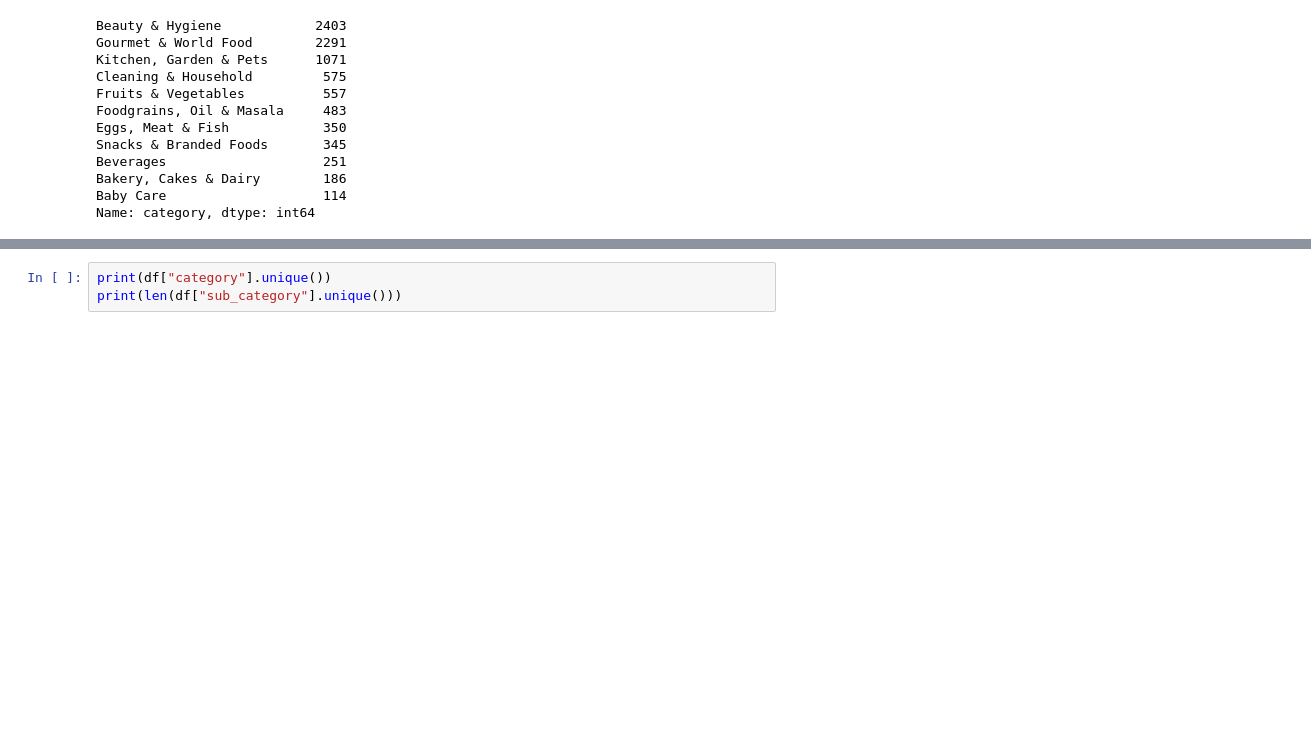
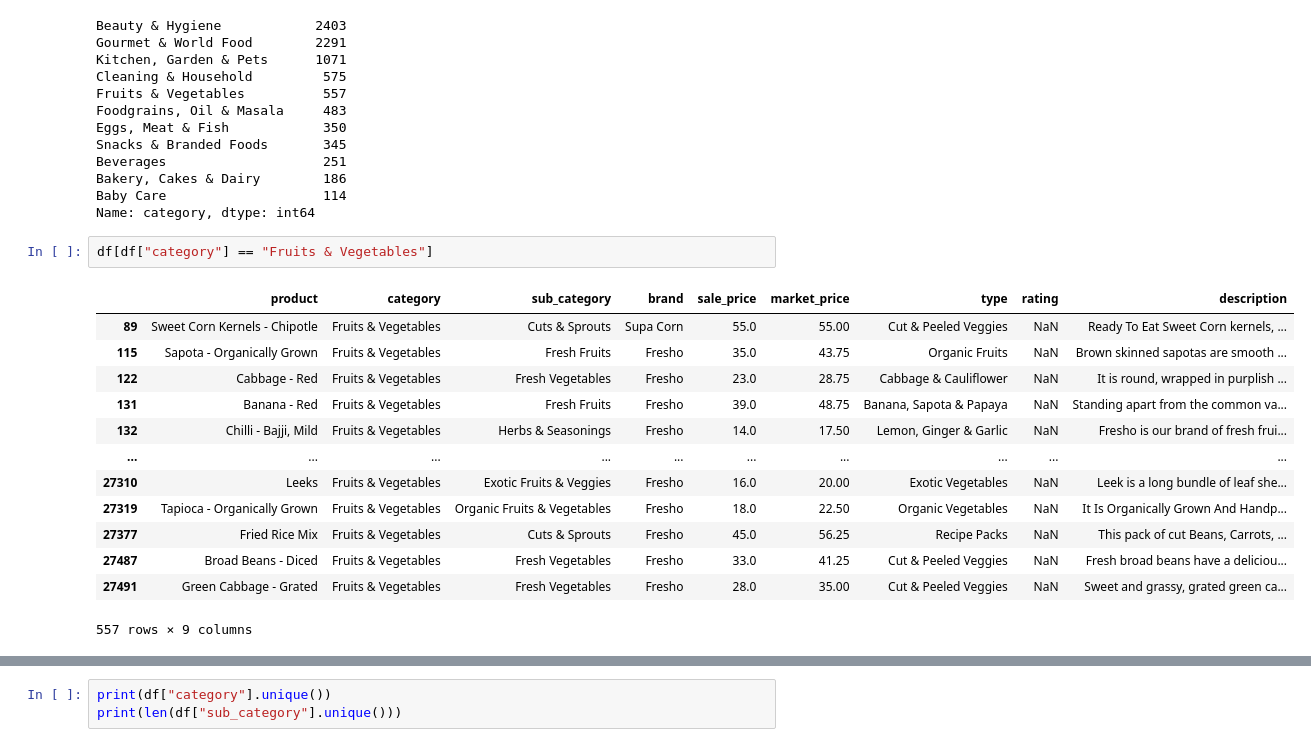
Before and after one commit to saquibmohiuddin/BigBasketData, a Jupyter notebook: bigbasket.ipynb, the cells around one changed output, grey strips where cells are left out. Cells and saved outputs as stored; diff of their text form; blank space fills up the shorter version.

```diff
--- a/bigbasket.ipynb
+++ b/bigbasket.ipynb
@@ -125,3 +125,19 @@ Beverages                    251
 Bakery, Cakes & Dairy        186
 Baby Care                    114
 Name: category, dtype: int64
+# %%
+df[df["category"] == "Fruits & Vegetables"]
+# %% [output]
+|  | product | category | sub_category | brand | sale_price | market_price | type | rating | description |
+| 89 | Sweet Corn Kernels - Chipotle | Fruits & Vegetables | Cuts & Sprouts | Supa Corn | 55.0 | 55.00 | Cut & Peeled Veggies | NaN | Ready To Eat Sweet Corn kernels, ... |
+| 115 | Sapota - Organically Grown | Fruits & Vegetables | Fresh Fruits | Fresho | 35.0 | 43.75 | Organic Fruits | NaN | Brown skinned sapotas are smooth ... |
+| 122 | Cabbage - Red | Fruits & Vegetables | Fresh Vegetables | Fresho | 23.0 | 28.75 | Cabbage & Cauliflower | NaN | It is round, wrapped in purplish ... |
+| 131 | Banana - Red | Fruits & Vegetables | Fresh Fruits | Fresho | 39.0 | 48.75 | Banana, Sapota & Papaya | NaN | Standing apart from the common va... |
+| 132 | Chilli - Bajji, Mild | Fruits & Vegetables | Herbs & Seasonings | Fresho | 14.0 | 17.50 | Lemon, Ginger & Garlic | NaN | Fresho is our brand of fresh frui... |
+| ... | ... | ... | ... | ... | ... | ... | ... | ... | ... |
+| 27310 | Leeks | Fruits & Vegetables | Exotic Fruits & Veggies | Fresho | 16.0 | 20.00 | Exotic Vegetables | NaN | Leek is a long bundle of leaf she... |
+| 27319 | Tapioca - Organically Grown | Fruits & Vegetables | Organic Fruits & Vegetables | Fresho | 18.0 | 22.50 | Organic Vegetables | NaN | It Is Organically Grown And Handp... |
+| 27377 | Fried Rice Mix | Fruits & Vegetables | Cuts & Sprouts | Fresho | 45.0 | 56.25 | Recipe Packs | NaN | This pack of cut Beans, Carrots, ... |
+| 27487 | Broad Beans - Diced | Fruits & Vegetables | Fresh Vegetables | Fresho | 33.0 | 41.25 | Cut & Peeled Veggies | NaN | Fresh broad beans have a deliciou... |
+| 27491 | Green Cabbage - Grated | Fruits & Vegetables | Fresh Vegetables | Fresho | 28.0 | 35.00 | Cut & Peeled Veggies | NaN | Sweet and grassy, grated green ca... |
+557 rows × 9 columns
```
Also changed, not shown: parts of 1 cell of this notebook.
